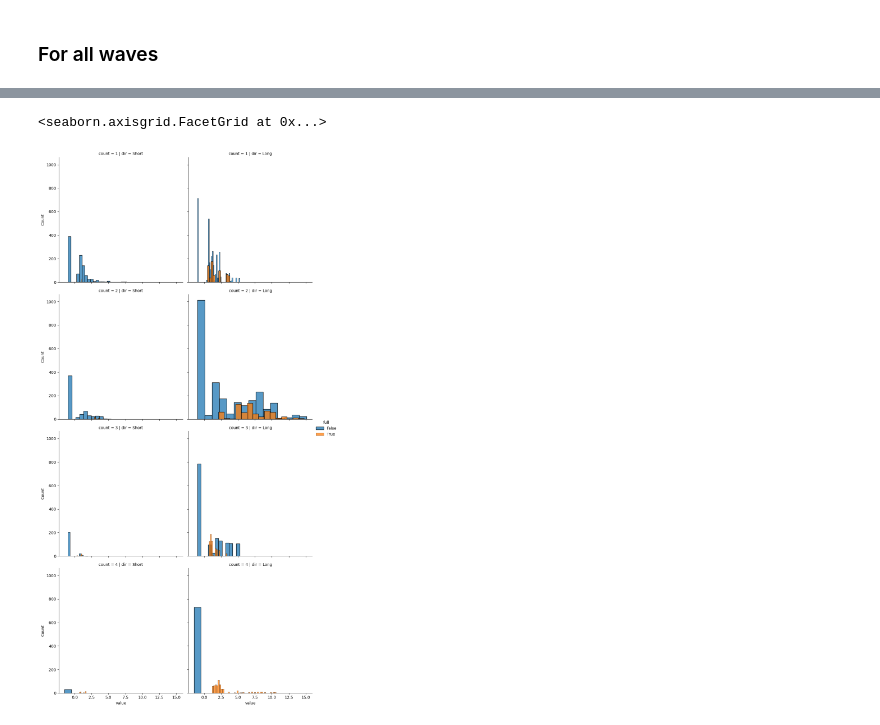
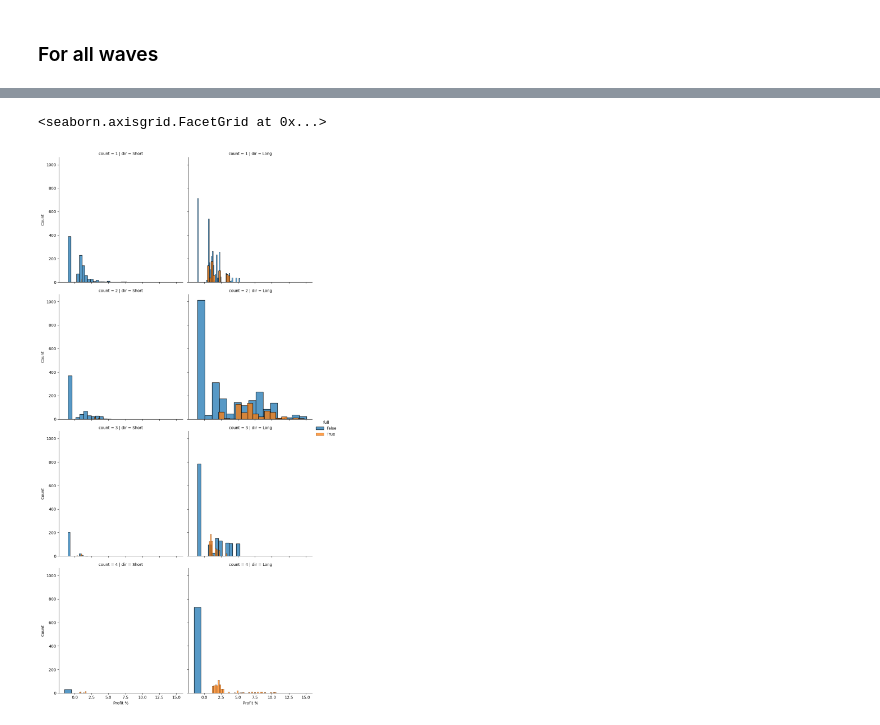
Before and after one commit to NNTrade/indicators, a Jupyter notebook: example/ElliotWales/search_analitic_2.ipynb, the cells around one changed output, grey strips where cells are left out. Saved outputs shown, nothing was run; the diff lists cells and outputs as text; code cells hidden in the pictures.

```diff
--- a/example/ElliotWales/search_analitic_2.ipynb
+++ b/example/ElliotWales/search_analitic_2.ipynb
@@ -91,9 +149,9 @@ g.add_legend()
 # %%
 g = sns.FacetGrid(sns_df, row="count",col="dir",hue="full",height=5)
-g.map(sns.histplot, "value")
+g.map(sns.histplot, "Profit %")
 g.add_legend()
 # %% [output]
 <seaborn.axisgrid.FacetGrid at 0x...>
-[figure, old version]
+[figure, new version]
 # %%
 g = sns.FacetGrid(sns_df, row="count",col="dir",height=5)
```
Also changed, not shown: parts of 11 cells of this notebook, 5 other files.
